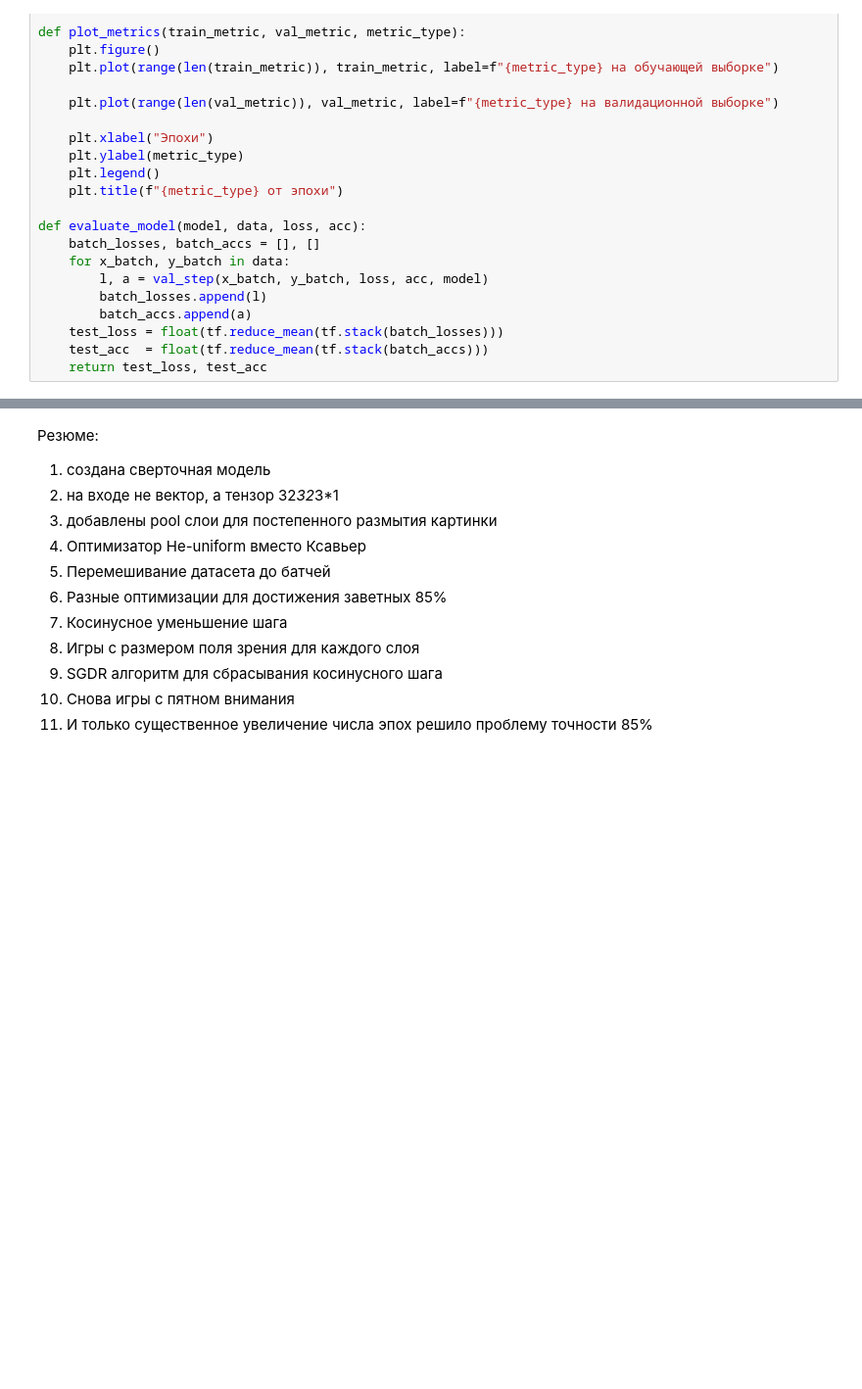
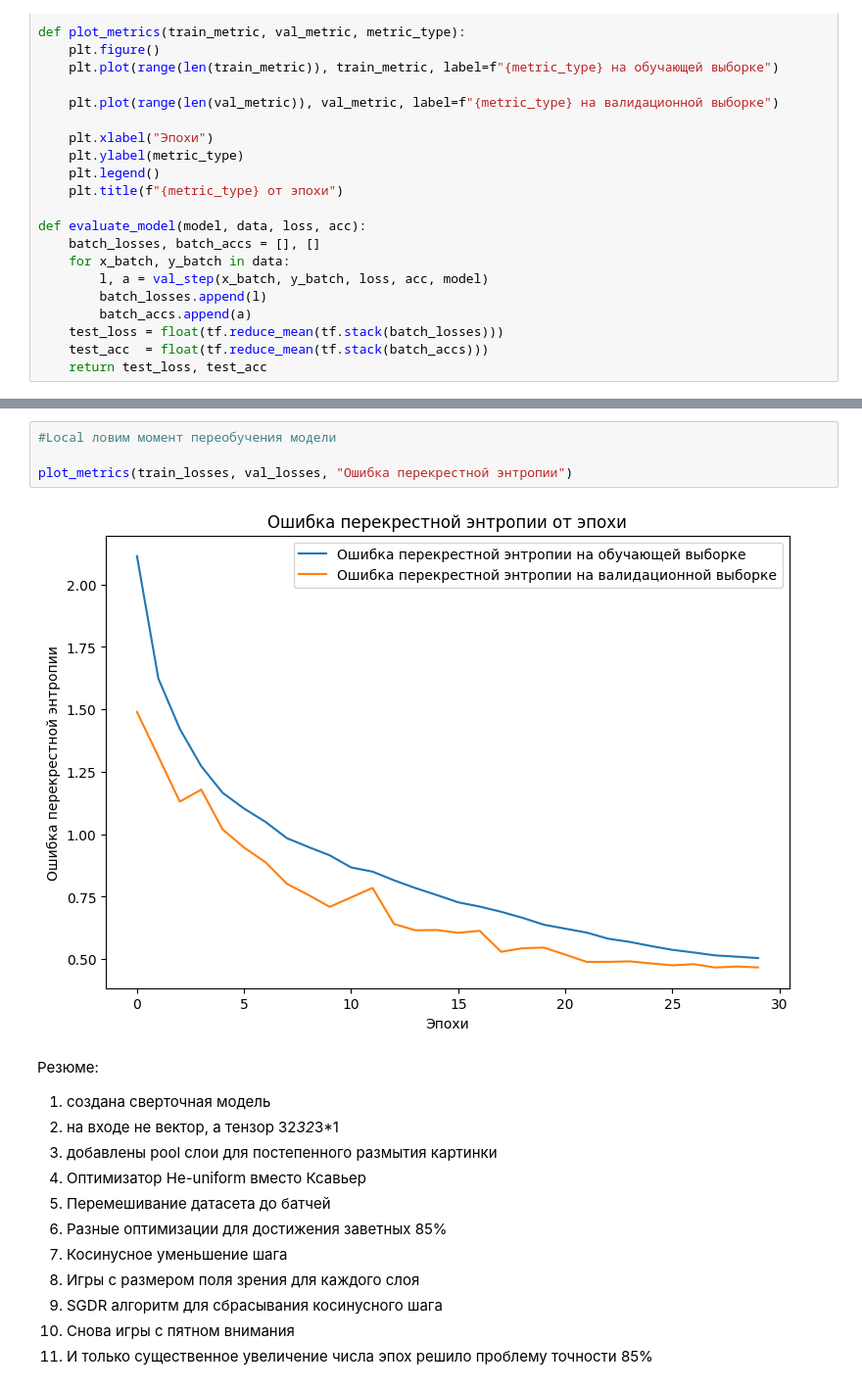
Before and after one commit to fedorkrikman/september2025, a Jupyter notebook: JupyterNotebooks/Копия блокнота _9_4_п_2_Домашняя_работа.ipynb, the cells around one changed output, grey strips where cells are left out. Shown at 98% size. Drawn from its saved outputs; the diff is of its cells as text; blank space fills up the shorter version.

```diff
--- a/JupyterNotebooks/Копия блокнота _9_4_п_2_Домашняя_работа.ipynb
+++ b/JupyterNotebooks/Копия блокнота _9_4_п_2_Домашняя_работа.ipynb
@@ -515,6 +566,12 @@ print(f"Тестовая ошибка: {test_loss:.3f}, Тестовая точ
 plot_metrics(train_losses, val_losses, "Ошибка перекрестной энтропии")
 # %% [output]
 [figure]
+# %%
+#Local ловим момент переобучения модели
+
+plot_metrics(train_losses, val_losses, "Ошибка перекрестной энтропии")
+# %% [output]
+[figure, added]
 # %% [markdown]
 Резюме:
 1. создана сверточная модель
```
Also changed, not shown: parts of 6 cells of this notebook.
